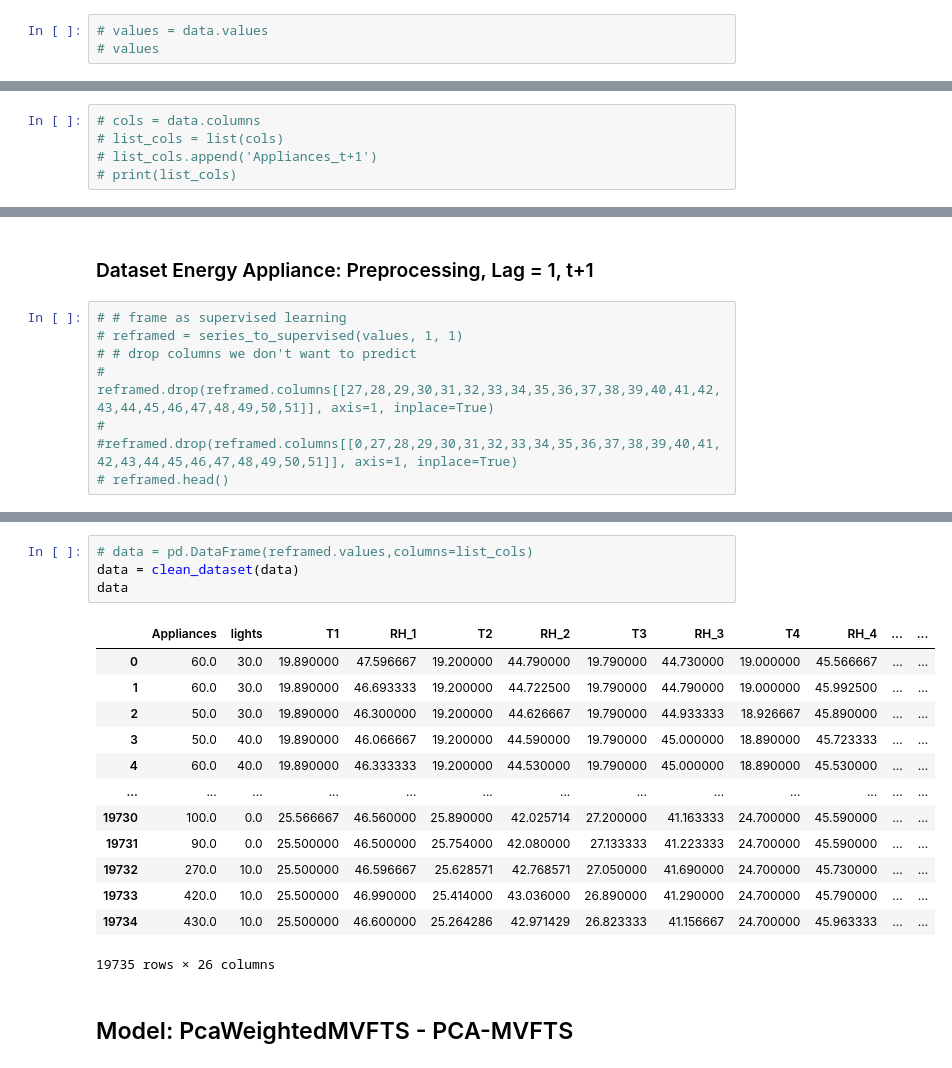
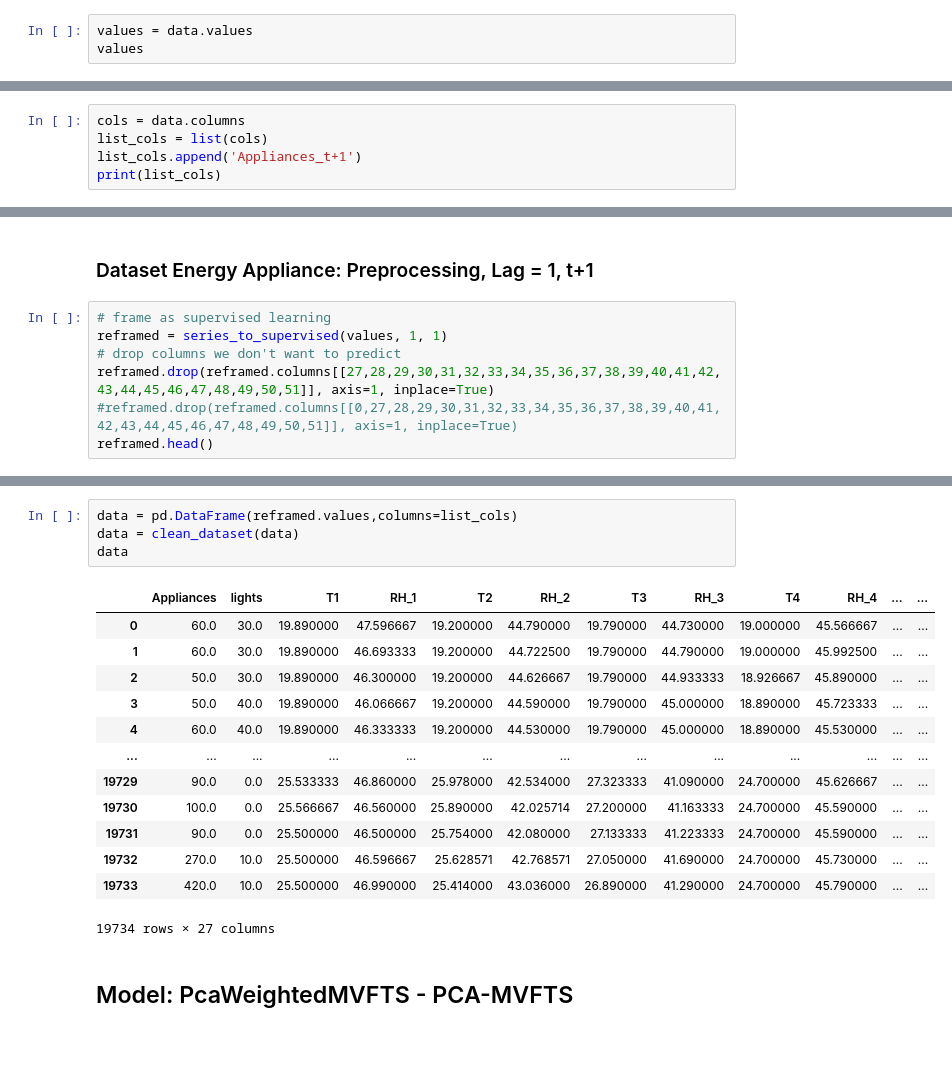
Before and after one commit to MatheusCascalho/Appliance-Energy-Prediction, a Jupyter notebook: notebooks/experimentos_artigo/artigo_appliances/pca_wmvfts_dim_fsets.ipynb, the cells around one changed output, grey strips where cells are left out. Saved outputs shown, nothing was run; the diff lists cells and outputs as text.

```diff
--- a/notebooks/experimentos_artigo/artigo_appliances/pca_wmvfts_dim_fsets.ipynb
+++ b/notebooks/experimentos_artigo/artigo_appliances/pca_wmvfts_dim_fsets.ipynb
@@ -79,5 +79,5 @@ data.head()
 | 4 | 60 | 40 | 19.89 | 46.333333 | 19.2 | 44.530000 | 19.79 | 45.000000 | 18.890000 | 45.530000 | ... | ... |
 5 rows × 26 columns
 # %%
-# values = data.values
-# values
+values = data.values
+values
@@ -84,7 +98,7 @@ data.head()
 # %% [markdown]
 ### Dataset Energy Appliance: columns
 # %%
-# cols = data.columns
-# list_cols = list(cols)
-# list_cols.append('Appliances_t+1')
-# print(list_cols)
+cols = data.columns
+list_cols = list(cols)
+list_cols.append('Appliances_t+1')
+print(list_cols)
@@ -91,9 +107,9 @@ data.head()
 # %% [markdown]
 ### Dataset Energy Appliance: Preprocessing, Lag = 1, t+1
 # %%
-# # frame as supervised learning
-# reframed = series_to_supervised(values, 1, 1)
-# # drop columns we don't want to predict
-# reframed.drop(reframed.columns[[27,28,29,30,31,32,33,34,35,36,37,38,39,40,41,42,43,44,45,46,47,48,49,50,51]], axis=1, inplace=True)
-# #reframed.drop(reframed.columns[[0,27,28,29,30,31,32,33,34,35,36,37,38,39,40,41,42,43,44,45,46,47,48,49,50,51]], axis=1, inplace=True)
-# reframed.head()
+# frame as supervised learning
+reframed = series_to_supervised(values, 1, 1)
+# drop columns we don't want to predict
+reframed.drop(reframed.columns[[27,28,29,30,31,32,33,34,35,36,37,38,39,40,41,42,43,44,45,46,47,48,49,50,51]], axis=1, inplace=True)
+#reframed.drop(reframed.columns[[0,27,28,29,30,31,32,33,34,35,36,37,38,39,40,41,42,43,44,45,46,47,48,49,50,51]], axis=1, inplace=True)
+reframed.head()
@@ -100,21 +124,21 @@ data.head()
 # %%
-# data = pd.DataFrame(reframed.values,columns=list_cols)
+data = pd.DataFrame(reframed.values,columns=list_cols)
 data = clean_dataset(data)
 data
 # %% [output]
 |  | Appliances | lights | T1 | RH_1 | T2 | RH_2 | T3 | RH_3 | T4 | RH_4 | ... | ... |
 | 0 | 60.0 | 30.0 | 19.890000 | 47.596667 | 19.200000 | 44.790000 | 19.790000 | 44.730000 | 19.000000 | 45.566667 | ... | ... |
 | 1 | 60.0 | 30.0 | 19.890000 | 46.693333 | 19.200000 | 44.722500 | 19.790000 | 44.790000 | 19.000000 | 45.992500 | ... | ... |
 | 2 | 50.0 | 30.0 | 19.890000 | 46.300000 | 19.200000 | 44.626667 | 19.790000 | 44.933333 | 18.926667 | 45.890000 | ... | ... |
 | 3 | 50.0 | 40.0 | 19.890000 | 46.066667 | 19.200000 | 44.590000 | 19.790000 | 45.000000 | 18.890000 | 45.723333 | ... | ... |
 | 4 | 60.0 | 40.0 | 19.890000 | 46.333333 | 19.200000 | 44.530000 | 19.790000 | 45.000000 | 18.890000 | 45.530000 | ... | ... |
 | ... | ... | ... | ... | ... | ... | ... | ... | ... | ... | ... | ... | ... |
+| 19729 | 90.0 | 0.0 | 25.533333 | 46.860000 | 25.978000 | 42.534000 | 27.323333 | 41.090000 | 24.700000 | 45.626667 | ... | ... |
 | 19730 | 100.0 | 0.0 | 25.566667 | 46.560000 | 25.890000 | 42.025714 | 27.200000 | 41.163333 | 24.700000 | 45.590000 | ... | ... |
 | 19731 | 90.0 | 0.0 | 25.500000 | 46.500000 | 25.754000 | 42.080000 | 27.133333 | 41.223333 | 24.700000 | 45.590000 | ... | ... |
 | 19732 | 270.0 | 10.0 | 25.500000 | 46.596667 | 25.628571 | 42.768571 | 27.050000 | 41.690000 | 24.700000 | 45.730000 | ... | ... |
 | 19733 | 420.0 | 10.0 | 25.500000 | 46.990000 | 25.414000 | 43.036000 | 26.890000 | 41.290000 | 24.700000 | 45.790000 | ... | ... |
-| 19734 | 430.0 | 10.0 | 25.500000 | 46.600000 | 25.264286 | 42.971429 | 26.823333 | 41.156667 | 24.700000 | 45.963333 | ... | ... |
-19735 rows × 26 columns
+19734 rows × 27 columns
 # %% [markdown]
 ## Model: PcaWeightedMVFTS - PCA-MVFTS
 # %%
```
Also changed, not shown: parts of 8 cells of this notebook, 2 other files.
